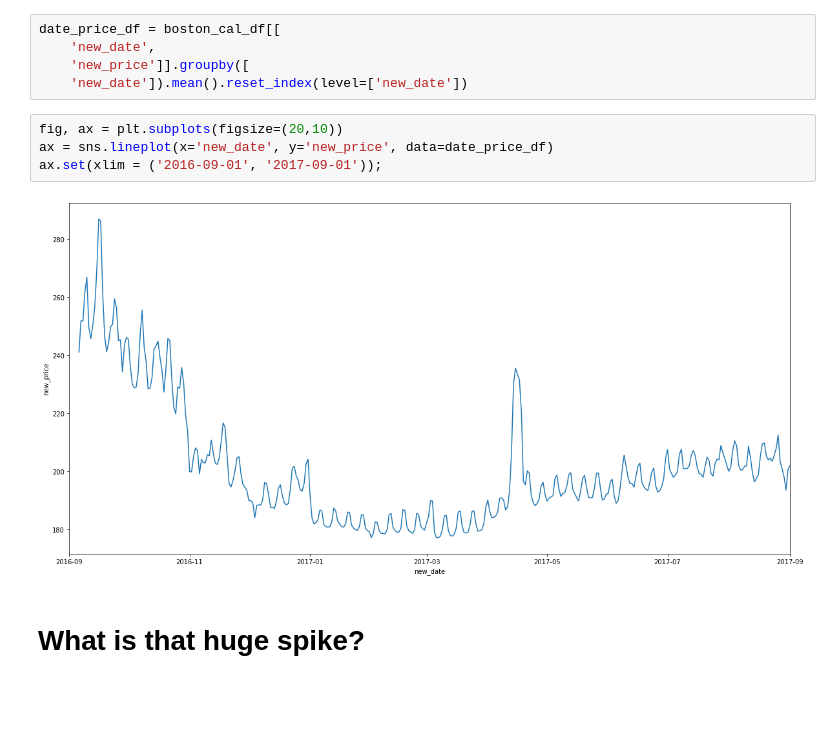
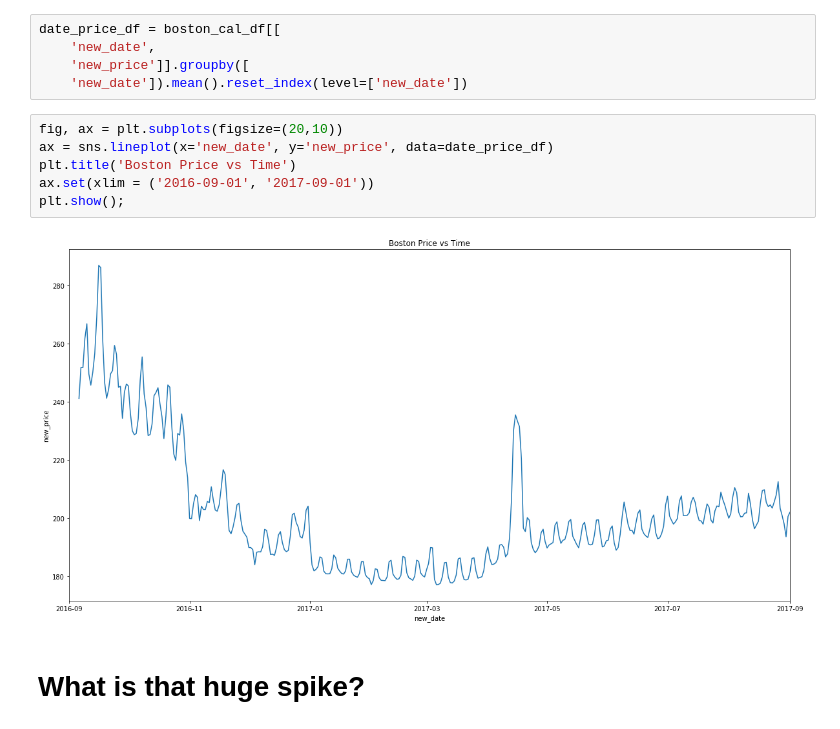
Before and after one commit to mahtani89/Udactiy_Project1, a Jupyter notebook: Data_exploration_boston.ipynb, the cells around one changed output. Cells and saved outputs as stored; diff of their text form; blank space fills up the shorter version.

```diff
--- a/Data_exploration_boston.ipynb
+++ b/Data_exploration_boston.ipynb
@@ -94,9 +94,11 @@ date_price_df = boston_cal_df[[
 # %%
 fig, ax = plt.subplots(figsize=(20,10))
 ax = sns.lineplot(x='new_date', y='new_price', data=date_price_df)
-ax.set(xlim = ('2016-09-01', '2017-09-01'));
+plt.title('Boston Price vs Time')
+ax.set(xlim = ('2016-09-01', '2017-09-01'))
+plt.show();
 # %% [output]
-[figure, old version]
+[figure, new version]
 # %% [markdown]
 # What is that huge spike?
 # %%
```
Also changed, not shown: 3 other files.
